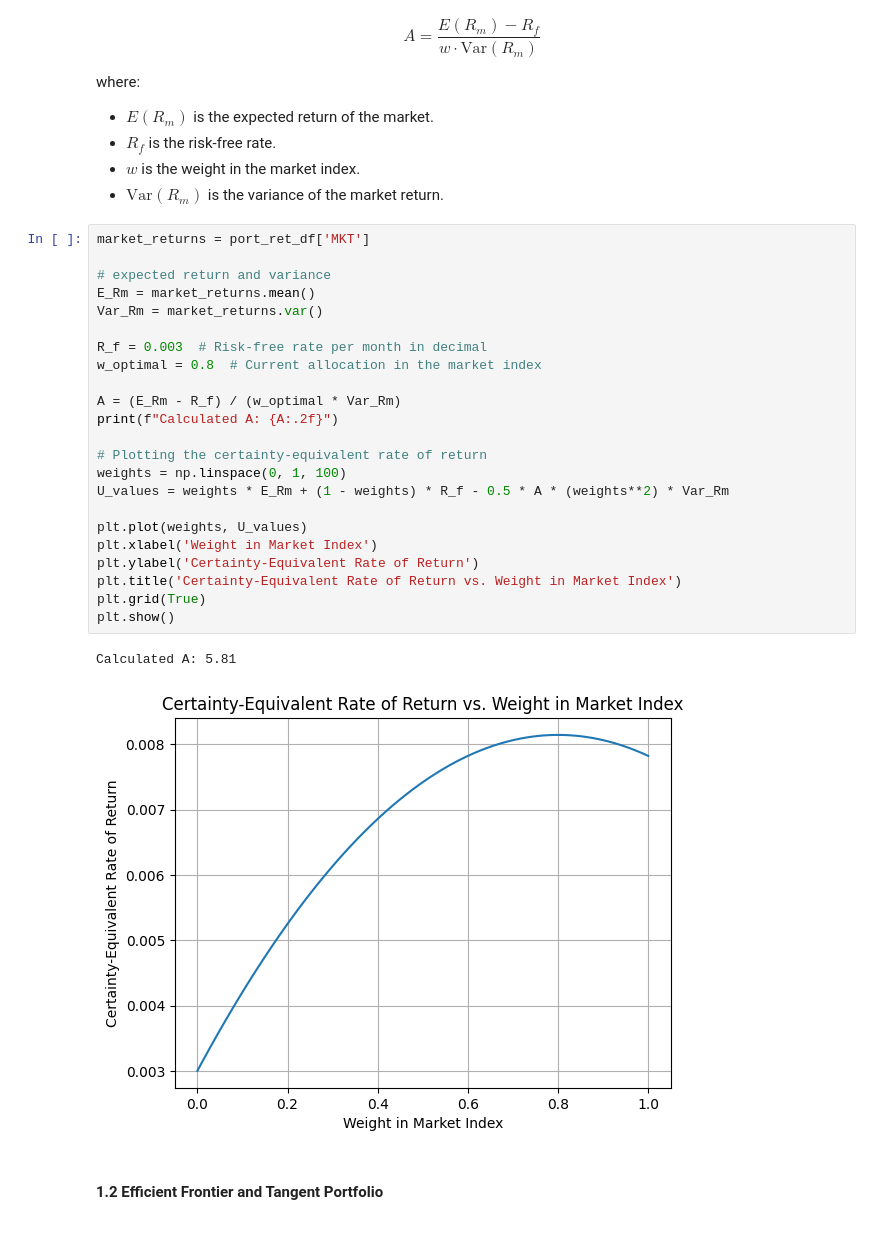
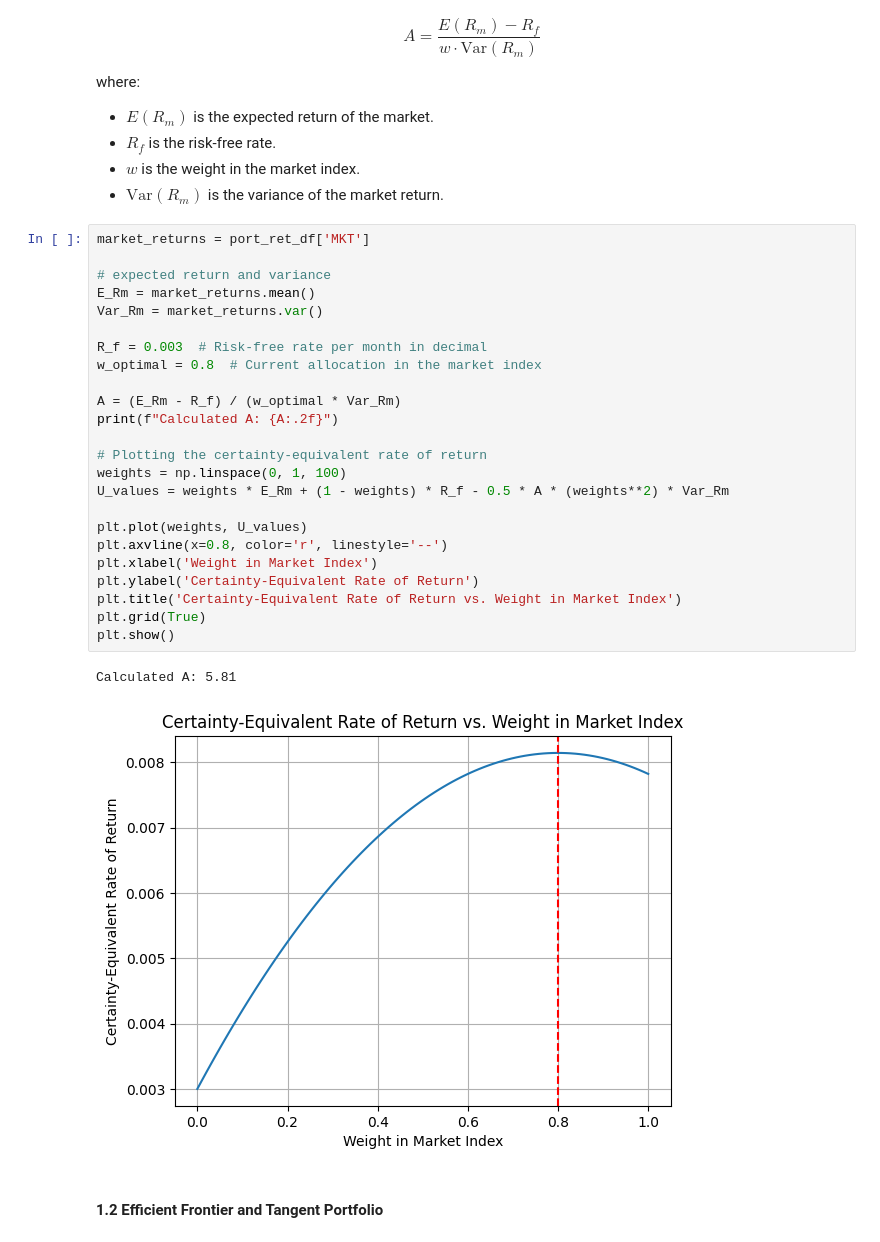
Before and after one commit to yeyechen/HKU-MFIN7034-ML, a Jupyter notebook: coursework_2.ipynb, the cells around one changed output. Drawn from its saved outputs; the diff is of its cells as text.

```diff
--- a/coursework_2.ipynb
+++ b/coursework_2.ipynb
@@ -39,28 +39,29 @@ where:
 # %%
 market_returns = port_ret_df['MKT']
 
 # expected return and variance
 E_Rm = market_returns.mean()
 Var_Rm = market_returns.var()
 
 R_f = 0.003  # Risk-free rate per month in decimal
 w_optimal = 0.8  # Current allocation in the market index
 
 A = (E_Rm - R_f) / (w_optimal * Var_Rm)
 print(f"Calculated A: {A:.2f}")
 
 # Plotting the certainty-equivalent rate of return
 weights = np.linspace(0, 1, 100)
 U_values = weights * E_Rm + (1 - weights) * R_f - 0.5 * A * (weights**2) * Var_Rm
 
 plt.plot(weights, U_values)
+plt.axvline(x=0.8, color='r', linestyle='--')
 plt.xlabel('Weight in Market Index')
 plt.ylabel('Certainty-Equivalent Rate of Return')
 plt.title('Certainty-Equivalent Rate of Return vs. Weight in Market Index')
 plt.grid(True)
 plt.show()
 # %% [output]
 Calculated A: 5.81
-[figure, old version]
+[figure, new version]
 # %% [markdown]
 #### 1.2 Efficient Frontier and Tangent Portfolio
```
Also changed, not shown: parts of 16 cells of this notebook.
